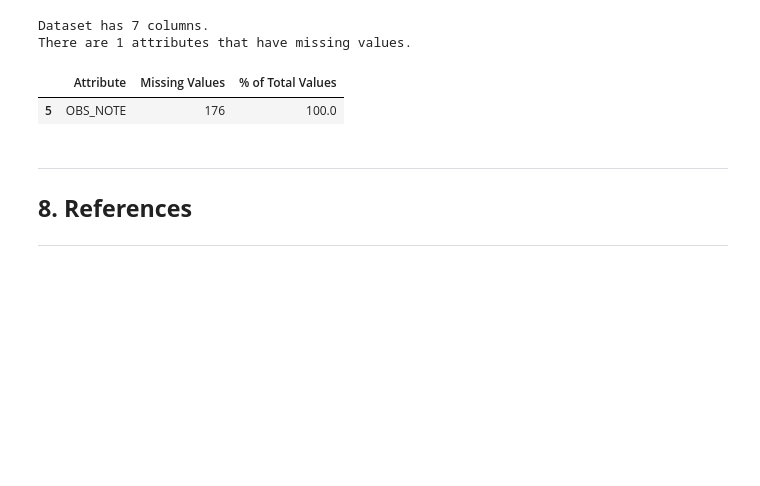
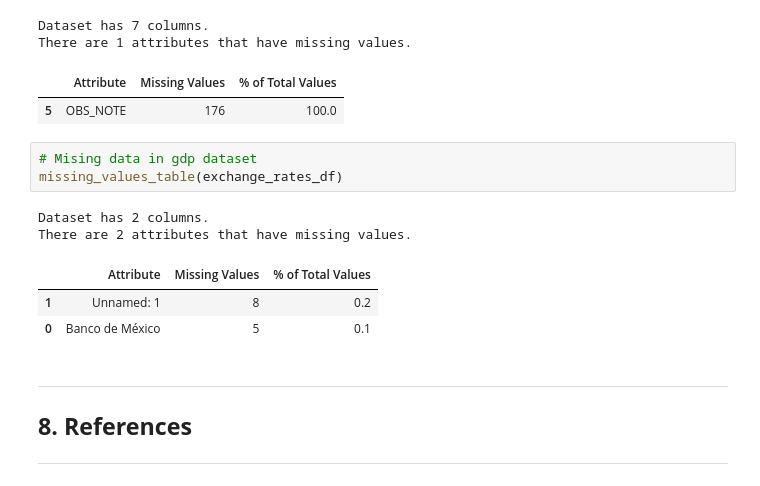
Before and after one commit to DanielEduardoLopez/SalesForecasting, a Jupyter notebook: SalesPrediction.ipynb, the cells around one changed output. Cells and saved outputs as stored; diff of their text form; blank space fills up the shorter version.

Commit message:
Added function to analyze missing values in a dataset

```diff
--- a/SalesPrediction.ipynb
+++ b/SalesPrediction.ipynb
@@ -607,6 +607,15 @@ Dataset has 7 columns.
 There are 1 attributes that have missing values.
 |  | Attribute | Missing Values | % of Total Values |
 | 5 | OBS_NOTE | 176 | 100.0 |
+# %%
+# Mising data in gdp dataset
+missing_values_table(exchange_rates_df)
+# %% [output]
+Dataset has 2 columns.
+There are 2 attributes that have missing values.
+|  | Attribute | Missing Values | % of Total Values |
+| 1 | Unnamed: 1 | 8 | 0.2 |
+| 0 | Banco de México | 5 | 0.1 |
 # %% [markdown]
 <a class="anchor" id="references"></a>
 ___
```
